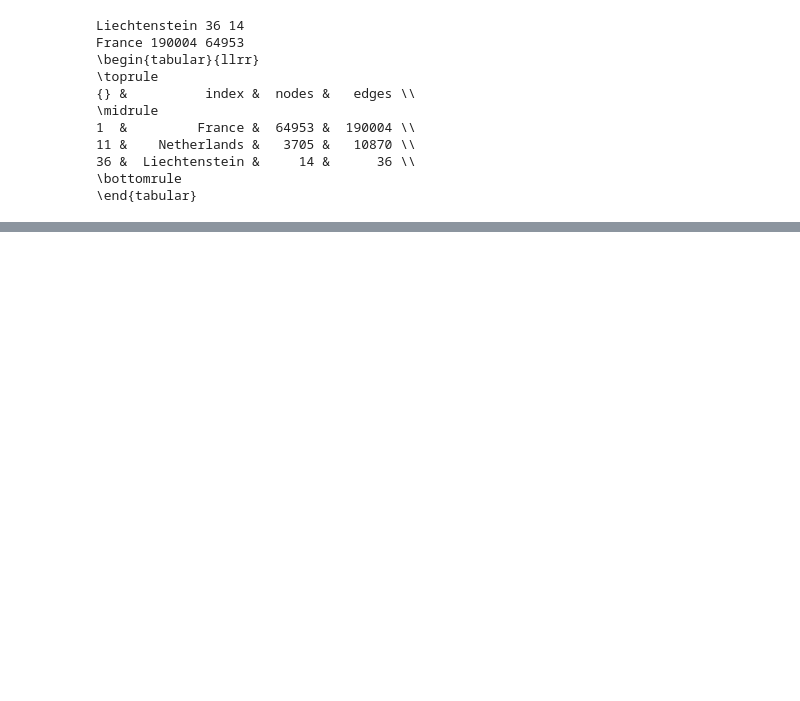
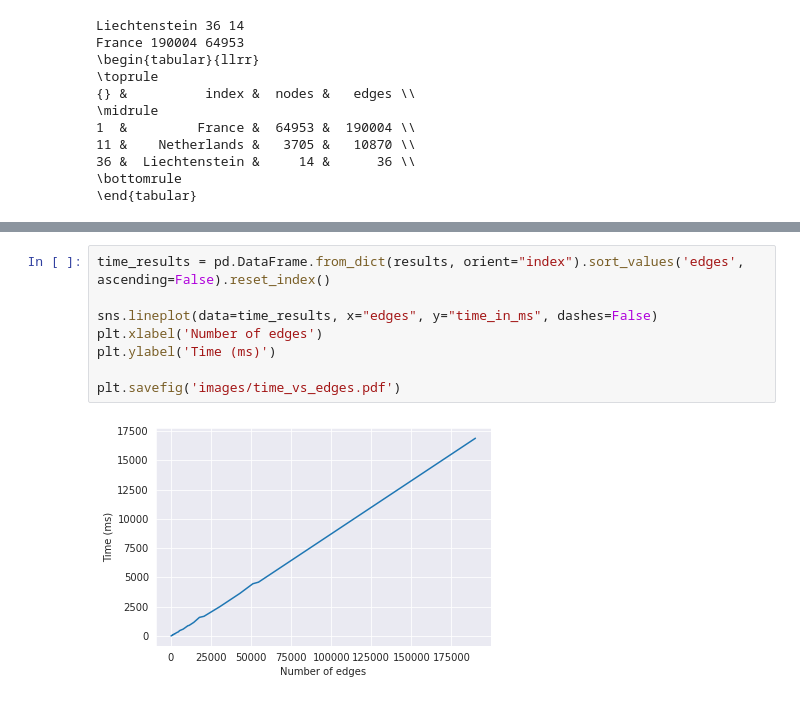
Before and after one commit to mattiejas/SNACS-road-intersections, a Jupyter notebook: main.ipynb, the cells around one changed output, grey strips where cells are left out. Saved outputs shown, nothing was run; the diff lists cells and outputs as text; blank space fills up the shorter version.

```diff
--- a/main.ipynb
+++ b/main.ipynb
@@ -155 +185,11 @@ None
 [figure]
+# %%
+time_results = pd.DataFrame.from_dict(results, orient="index").sort_values('edges', ascending=False).reset_index()
+
+sns.lineplot(data=time_results, x="edges", y="time_in_ms", dashes=False)
+plt.xlabel('Number of edges')
+plt.ylabel('Time (ms)')
+
+plt.savefig('images/time_vs_edges.pdf')
+# %% [output]
+[figure, added]
```
Also changed, not shown: parts of 4 cells of this notebook, 3 other files.
